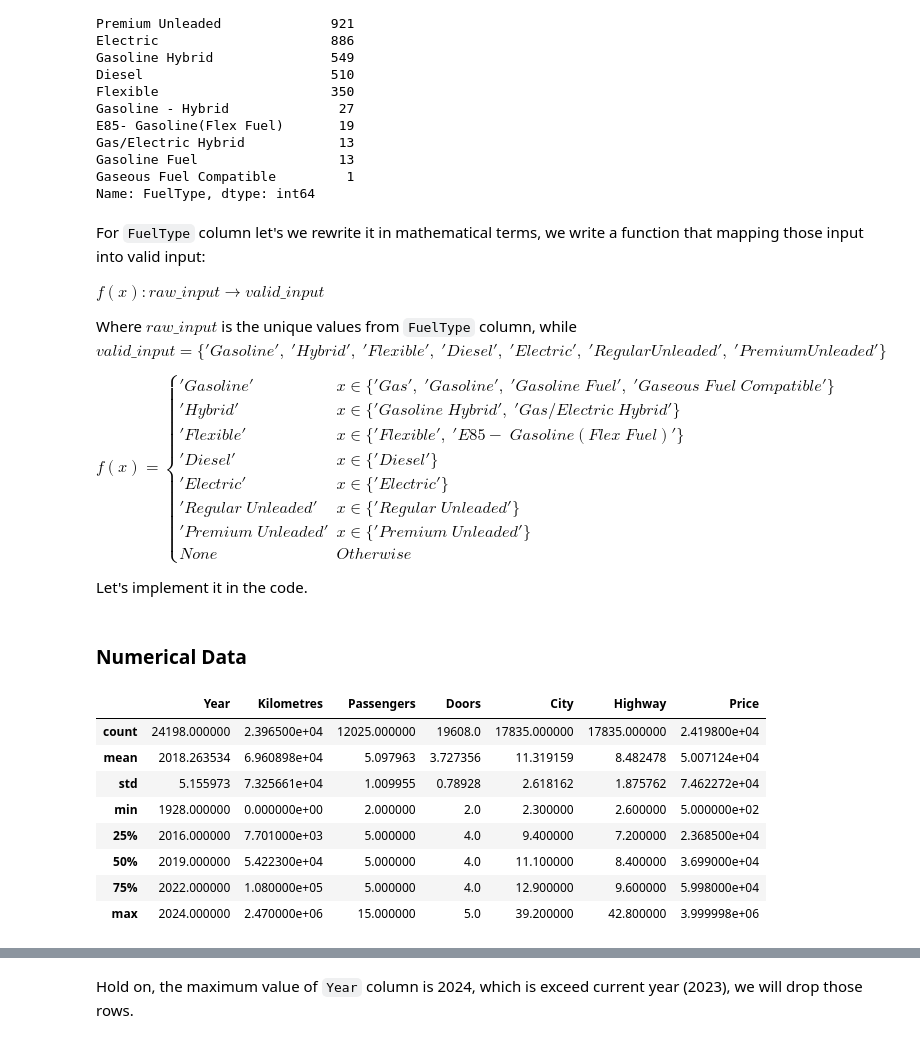
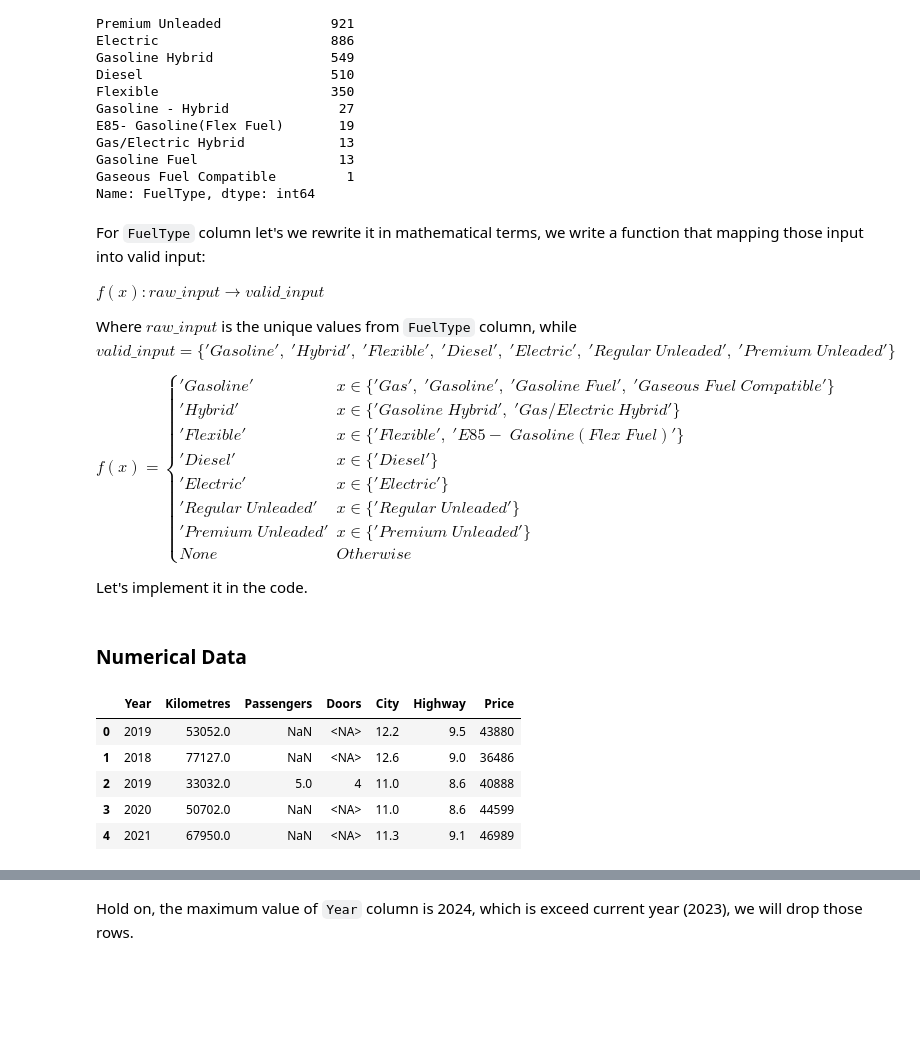
Before and after one commit to alfiannajih/used-vehicle-price-prediction, a Jupyter notebook: used_vehicle.ipynb, the cells around one changed output, grey strips where cells are left out. Saved outputs shown, nothing was run; the diff lists cells and outputs as text; code cells hidden in the pictures; blank space fills up the shorter version.

```diff
--- a/used_vehicle.ipynb
+++ b/used_vehicle.ipynb
@@ -485,7 +490,7 @@ For `FuelType` column let's we rewrite it in mathematical terms, we write a func
 
 $ f(x):raw\_input \rightarrow valid\_input $
 
-Where $raw\_input$ is the unique values from `FuelType` column, while $valid\_input = \{'Gasoline',\;'Hybrid',\;'Flexible',\;'Diesel',\;'Electric',\;'Regular Unleaded',\;'Premium Unleaded'\}$
+Where $raw\_input$ is the unique values from `FuelType` column, while $valid\_input = \{'Gasoline',\;'Hybrid',\;'Flexible',\;'Diesel',\;'Electric',\;'Regular\;Unleaded',\;'Premium\;Unleaded'\}$
 
 $ f(x)=   \left\{
 \begin{array}{ll}
@@ -526,14 +531,11 @@ full_cat_data['FuelType'] = full_cat_data['FuelType'].map(fuel_type_map)
 # %%
 full_num_data = full_data.select_dtypes(exclude='object')
 
-full_num_data.describe()
+full_num_data.head()
 # %% [output]
 |  | Year | Kilometres | Passengers | Doors | City | Highway | Price |
-| count | 24198.000000 | 2.396500e+04 | 12025.000000 | 19608.0 | 17835.000000 | 17835.000000 | 2.419800e+04 |
-| mean | 2018.263534 | 6.960898e+04 | 5.097963 | 3.727356 | 11.319159 | 8.482478 | 5.007124e+04 |
-| std | 5.155973 | 7.325661e+04 | 1.009955 | 0.78928 | 2.618162 | 1.875762 | 7.462272e+04 |
-| min | 1928.000000 | 0.000000e+00 | 2.000000 | 2.0 | 2.300000 | 2.600000 | 5.000000e+02 |
-| 25% | 2016.000000 | 7.701000e+03 | 5.000000 | 4.0 | 9.400000 | 7.200000 | 2.368500e+04 |
-| 50% | 2019.000000 | 5.422300e+04 | 5.000000 | 4.0 | 11.100000 | 8.400000 | 3.699000e+04 |
-| 75% | 2022.000000 | 1.080000e+05 | 5.000000 | 4.0 | 12.900000 | 9.600000 | 5.998000e+04 |
-| max | 2024.000000 | 2.470000e+06 | 15.000000 | 5.0 | 39.200000 | 42.800000 | 3.999998e+06 |
+| 0 | 2019 | 53052.0 | NaN | <NA> | 12.2 | 9.5 | 43880 |
+| 1 | 2018 | 77127.0 | NaN | <NA> | 12.6 | 9.0 | 36486 |
+| 2 | 2019 | 33032.0 | 5.0 | 4 | 11.0 | 8.6 | 40888 |
+| 3 | 2020 | 50702.0 | NaN | <NA> | 11.0 | 8.6 | 44599 |
+| 4 | 2021 | 67950.0 | NaN | <NA> | 11.3 | 9.1 | 46989 |
```
Also changed, not shown: parts of 33 cells of this notebook.
